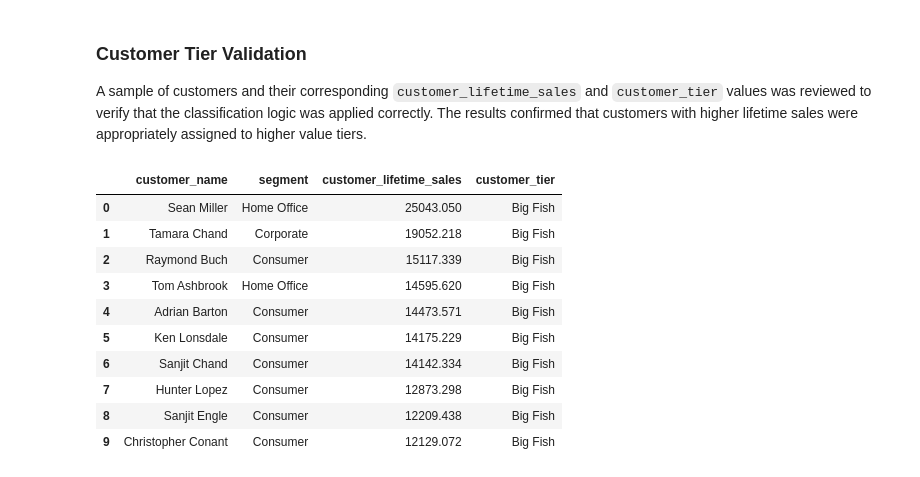
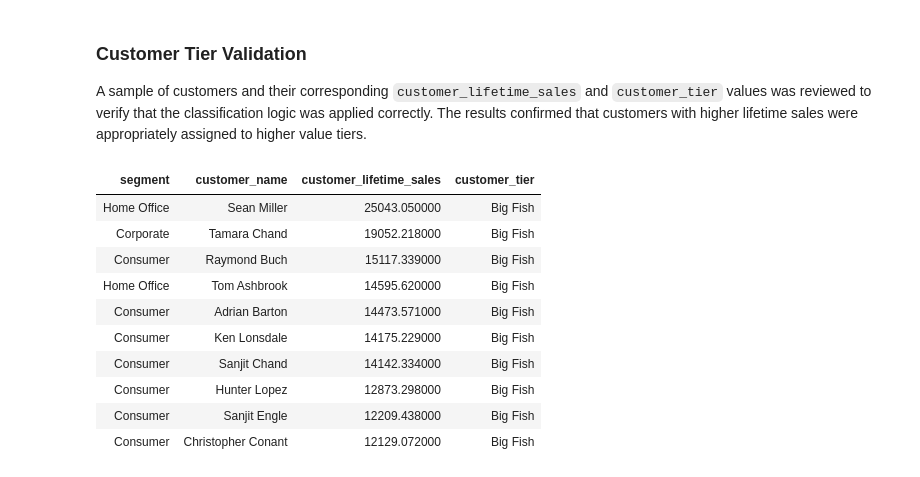
Before and after one commit to danigeiger/e_commerce_duckdb_project, a Jupyter notebook: notebooks/02_duckdb_feature_engineering.ipynb, the cells around one changed output. Cells and saved outputs as stored; diff of their text form; code cells hidden in the pictures.

```diff
--- a/notebooks/02_duckdb_feature_engineering.ipynb
+++ b/notebooks/02_duckdb_feature_engineering.ipynb
@@ -268,23 +273,23 @@ A sample of customers and their corresponding `customer_lifetime_sales` and `cus
 # %%
 con.execute('''
 SELECT DISTINCT
+        segment,
         customer_name,
-        segment,
         customer_lifetime_sales,
         customer_tier
 FROM superstore_features
 ORDER BY customer_lifetime_sales DESC
 LIMIT 10;
-''').df()
+''').df().style.hide(axis="index")
 # %% [output]
-|  | customer_name | segment | customer_lifetime_sales | customer_tier |
-| 0 | Sean Miller | Home Office | 25043.050 | Big Fish |
-| 1 | Tamara Chand | Corporate | 19052.218 | Big Fish |
-| 2 | Raymond Buch | Consumer | 15117.339 | Big Fish |
-| 3 | Tom Ashbrook | Home Office | 14595.620 | Big Fish |
-| 4 | Adrian Barton | Consumer | 14473.571 | Big Fish |
-| 5 | Ken Lonsdale | Consumer | 14175.229 | Big Fish |
-| 6 | Sanjit Chand | Consumer | 14142.334 | Big Fish |
-| 7 | Hunter Lopez | Consumer | 12873.298 | Big Fish |
-| 8 | Sanjit Engle | Consumer | 12209.438 | Big Fish |
-| 9 | Christopher Conant | Consumer | 12129.072 | Big Fish |
+| segment | customer_name | customer_lifetime_sales | customer_tier |
+| Home Office | Sean Miller | 25043.050000 | Big Fish |
+| Corporate | Tamara Chand | 19052.218000 | Big Fish |
+| Consumer | Raymond Buch | 15117.339000 | Big Fish |
+| Home Office | Tom Ashbrook | 14595.620000 | Big Fish |
+| Consumer | Adrian Barton | 14473.571000 | Big Fish |
+| Consumer | Ken Lonsdale | 14175.229000 | Big Fish |
+| Consumer | Sanjit Chand | 14142.334000 | Big Fish |
+| Consumer | Hunter Lopez | 12873.298000 | Big Fish |
+| Consumer | Sanjit Engle | 12209.438000 | Big Fish |
+| Consumer | Christopher Conant | 12129.072000 | Big Fish |
```
Also changed, not shown: parts of 22 cells of this notebook.
